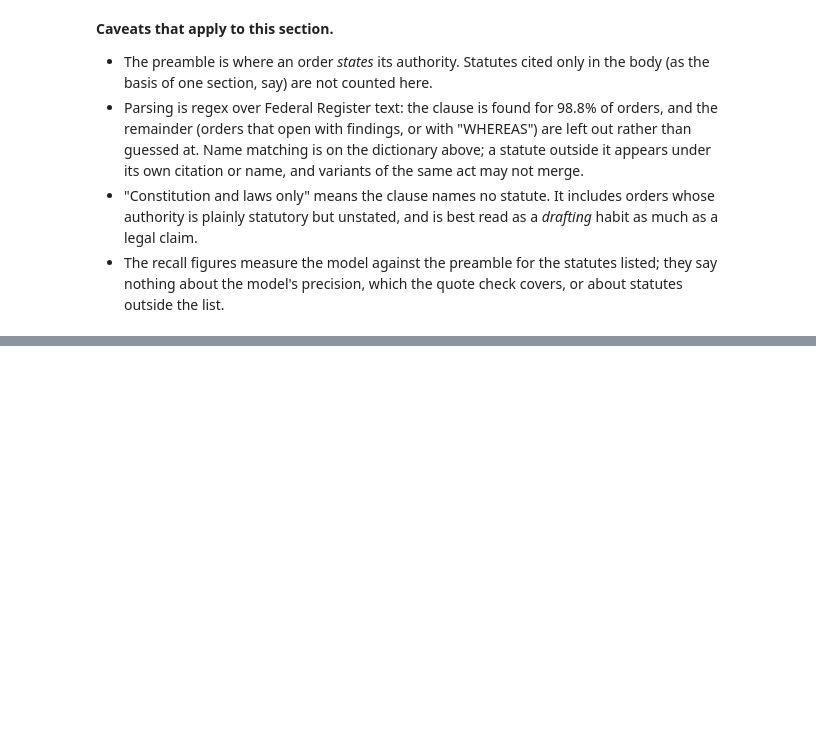
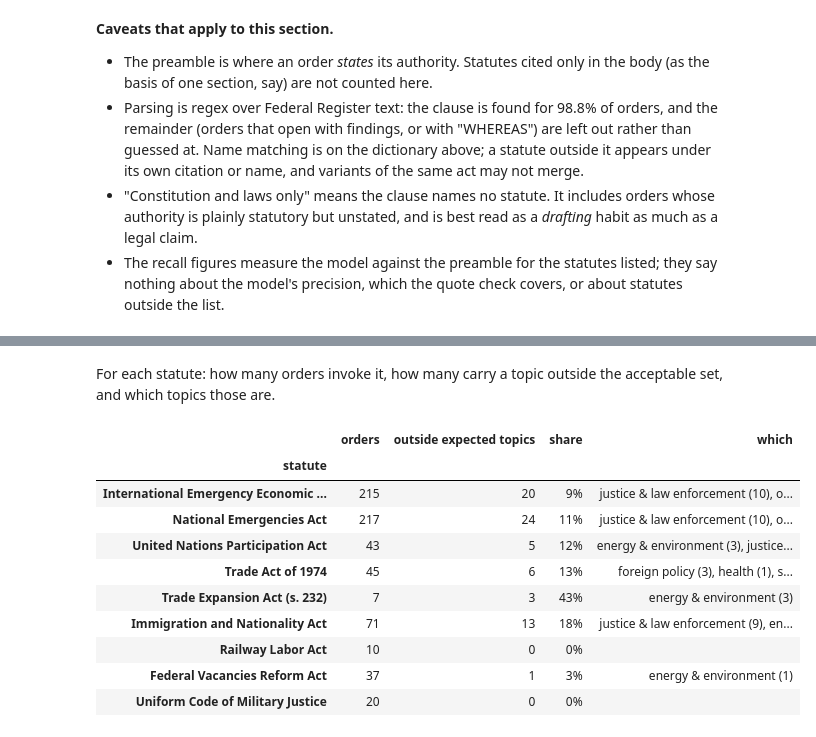
Before and after one commit to DaveKT/EO_Analysis, a Jupyter notebook: notebooks/analysis.ipynb, the cells around one changed output, grey strips where cells are left out. Drawn from its saved outputs; the diff is of its cells as text; code cells hidden in the pictures; blank space fills up the shorter version.

```diff
--- a/notebooks/analysis.ipynb
+++ b/notebooks/analysis.ipynb
@@ -1583,0 +1641,24 @@ orders citing at least one statute: 683; of those, with any authorities row: 498
+# %% [markdown]
+For each statute: how many orders invoke it, how many carry a topic outside the
+acceptable set, and which topics those are.
+# %%
+rows = []
+for statute, ok in EXPECTED.items():
+    g = by_statute[by_statute.statute == statute].drop_duplicates("document_number")
+    off = g[~g.primary_topic.isin(ok)]
+    rows.append({"statute": statute, "orders": len(g), "outside expected topics": len(off),
+                 "share": f"{len(off) / len(g):.0%}" if len(g) else "—",
+                 "which": ", ".join(f"{label(t)} ({n})" for t, n in off.primary_topic.value_counts().items())})
+pd.DataFrame(rows).set_index("statute")
+# %% [output]
+|  | orders | outside expected topics | share | which |
+| statute |  |  |  |  |
+| International Emergency Economic ... | 215 | 20 | 9% | justice & law enforcement (10), o... |
+| National Emergencies Act | 217 | 24 | 11% | justice & law enforcement (10), o... |
+| United Nations Participation Act | 43 | 5 | 12% | energy & environment (3), justice... |
+| Trade Act of 1974 | 45 | 6 | 13% | foreign policy (3), health (1), s... |
+| Trade Expansion Act (s. 232) | 7 | 3 | 43% | energy & environment (3) |
+| Immigration and Nationality Act | 71 | 13 | 18% | justice & law enforcement (9), en... |
+| Railway Labor Act | 10 | 0 | 0% |  |
+| Federal Vacancies Reform Act | 37 | 1 | 3% | energy & environment (1) |
+| Uniform Code of Military Justice | 20 | 0 | 0% |  |
```
Also changed, not shown: parts of 7 cells of this notebook.
